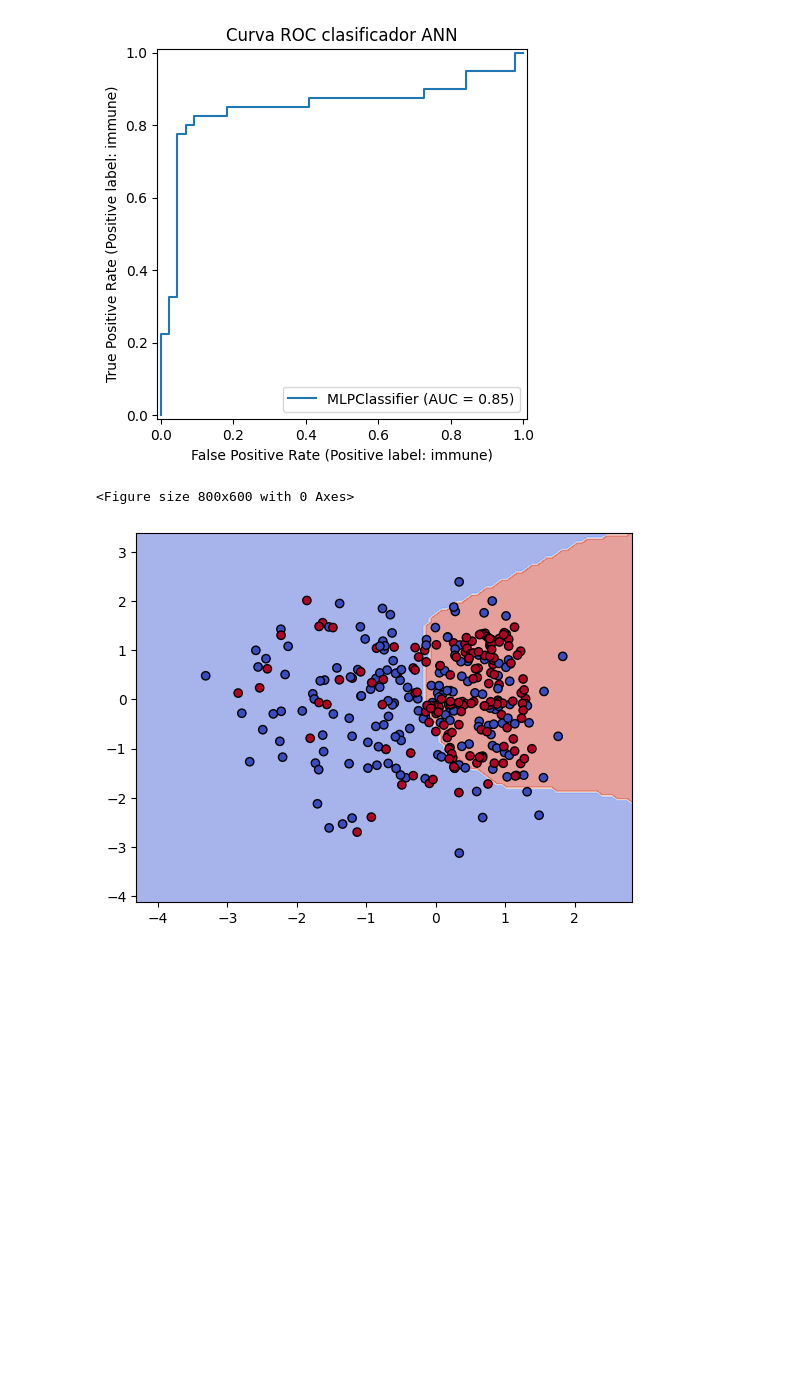
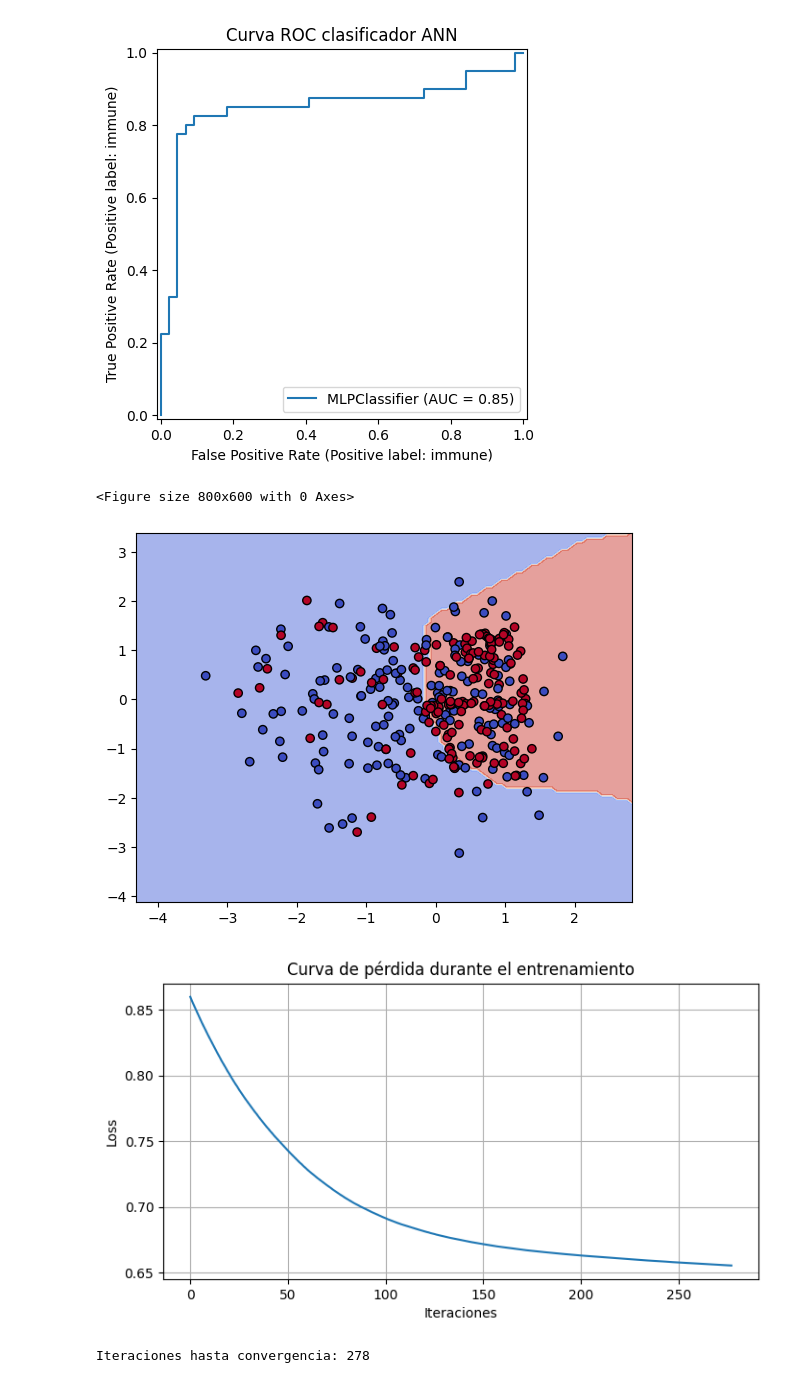
Before and after one commit to EnriGF/Proyecto_ML, a Jupyter notebook: RedesNeuronales.ipynb, the cells around one changed output. Drawn from its saved outputs; the diff is of its cells as text; code cells hidden in the pictures; blank space fills up the shorter version.

```diff
--- a/RedesNeuronales.ipynb
+++ b/RedesNeuronales.ipynb
@@ -87,21 +87,32 @@ AUC: 0.85
 # %%
 #Creamos y entrenamos el clasificador con los datos 2D
 from sklearn.inspection import DecisionBoundaryDisplay
 
 clf = MLPClassifier(hidden_layer_sizes=(10,), max_iter=1000, random_state=42)
 clf.fit(X_2D_train, y_int_train)
 score=clf.score(X_2D_test, y_int_test)
 
 fig = plt.figure(figsize=(8,6))
 fig= DecisionBoundaryDisplay.from_estimator(clf, X_2D,
                                             response_method="predict",
                                             alpha=0.5,
                                             cmap=plt.cm.coolwarm)
 fig.ax_.scatter(X_2D[:,0], X_2D[:, 1], c=y_int, edgecolor="k", cmap=plt.cm.coolwarm)
 plt.show()
+
+plt.figure(figsize=(8, 4))
+plt.plot(clf.loss_curve_)
+plt.title('Curva de pérdida durante el entrenamiento')
+plt.xlabel('Iteraciones')
+plt.ylabel('Loss')
+plt.grid(True)
+plt.show()
+print(f"Iteraciones hasta convergencia: {clf.n_iter_}")
 # %% [output]
 <Figure size 800x600 with 0 Axes>
 [figure]
+[figure, added]
+Iteraciones hasta convergencia: 278
 # %%
 from sklearn.model_selection import GridSearchCV
 from sklearn.pipeline import Pipeline
```
Also changed, not shown: parts of 2 cells of this notebook.
